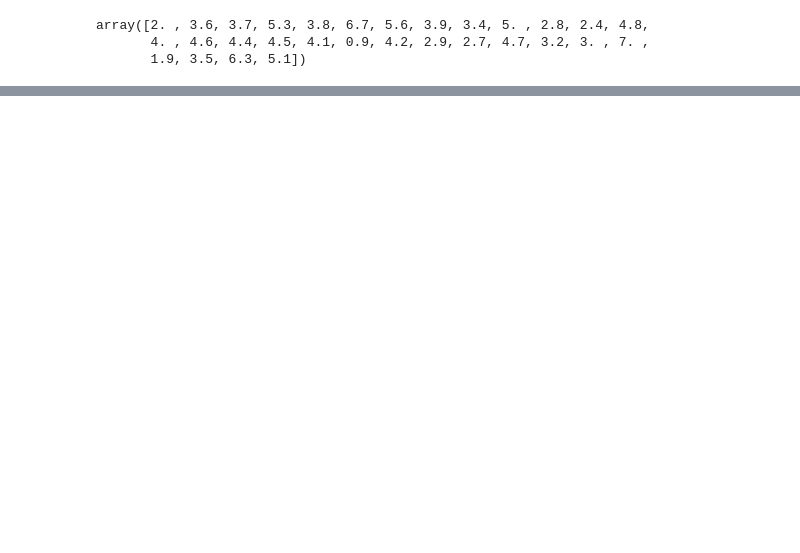
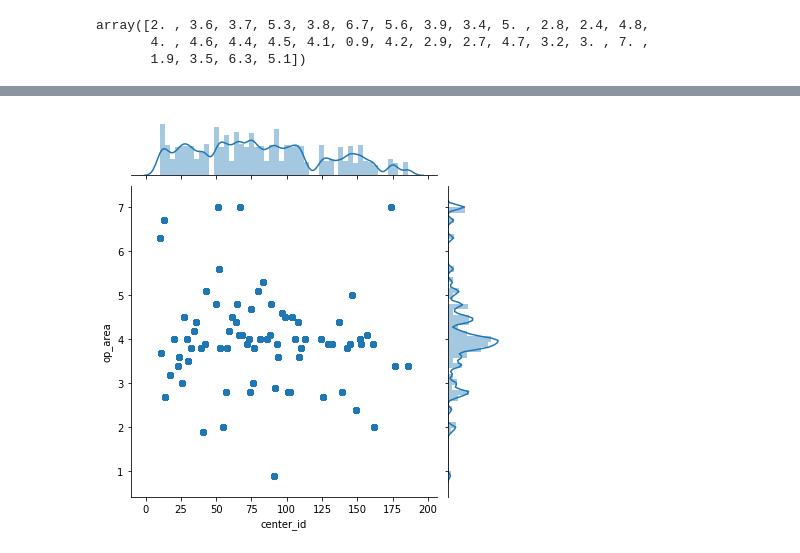
Before and after one commit to IITGuwahati-AI/Learning-Content, a Jupyter notebook: Food_forecast.ipynb, the cells around one changed output, grey strips where cells are left out. Saved outputs shown, nothing was run; the diff lists cells and outputs as text; code cells hidden in the pictures; blank space fills up the shorter version.

```diff
--- a/Food_forecast.ipynb
+++ b/Food_forecast.ipynb
@@ -298,0 +302,5 @@ sns.barplot(train['homepage_featured'],train['num_orders'])
+# %%
+rcParams['figure.figsize'] = 10,15
+sns.jointplot(train['center_id'], train['op_area'], kind = 'reg')
+# %% [output]
+[figure, added]
```
Also changed, not shown: parts of 36 cells of this notebook.
